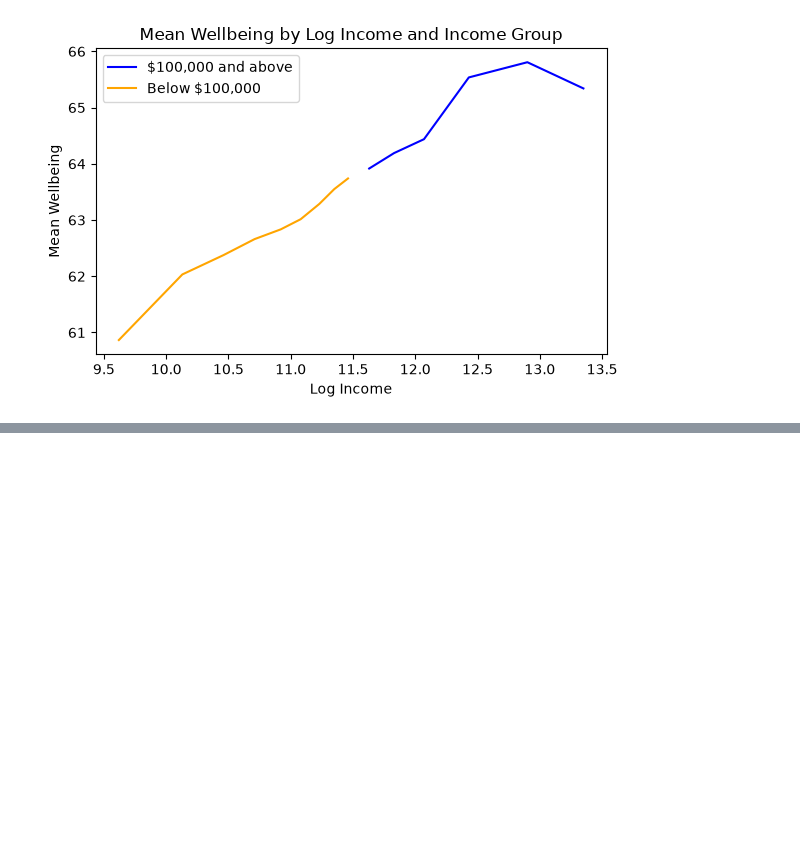
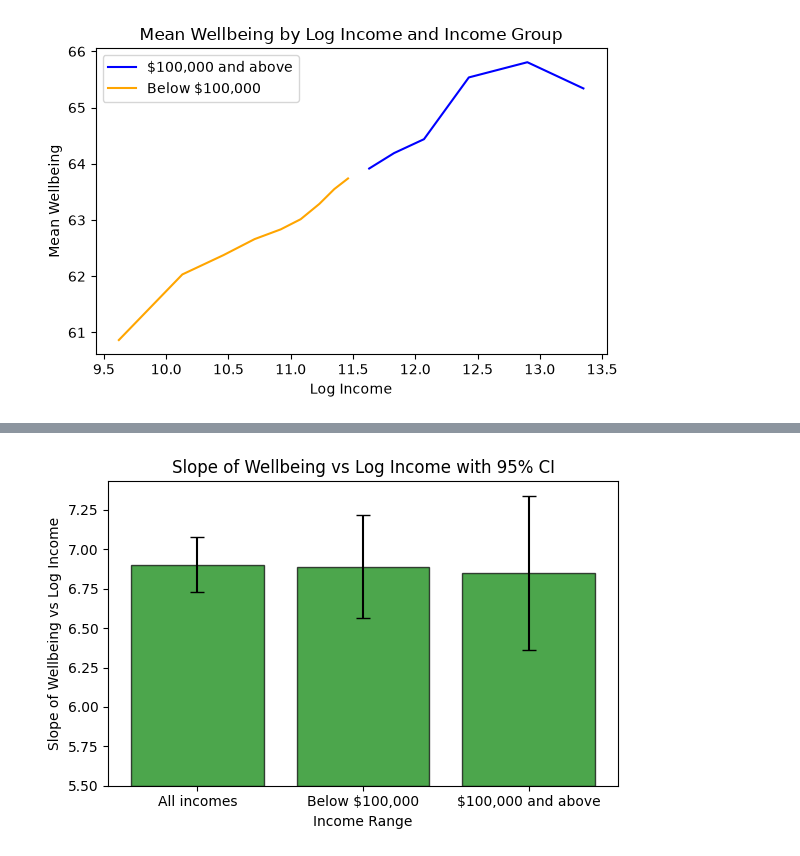
Before and after one commit to Psyc3000A/Fall-Winter2026, a Jupyter notebook: andie.ipynb, the cells around one changed output, grey strips where cells are left out. Saved outputs shown, nothing was run; the diff lists cells and outputs as text; code cells hidden in the pictures; blank space fills up the shorter version.

```diff
--- a/andie.ipynb
+++ b/andie.ipynb
@@ -60,0 +86,24 @@ plt.show()
+# %%
+rows=[]
+for label, d in [('All incomes', source), ('Below $100,000', source[source['income_above_100']==0]), ('$100,000 and above', source[source['income_above_100']==1])]:
+    x=d['log_income'].to_numpy(); y=d['wellbeing'].to_numpy()
+    X=np.column_stack([np.ones(len(d)), x])
+    coef=np.linalg.lstsq(X,y,rcond=None)[0]
+    residual=y-X@coef
+    se=np.sqrt((residual@residual/(len(d)-2))*np.linalg.inv(X.T@X)[1,1])
+    rows.append({'income_range':label,'slope':coef[1],'standard_error':se,'n':len(d),'r_squared':1-(residual@residual)/((y-y.mean())@(y-y.mean()))})
+table_1=pd.DataFrame(rows)
+table_1['ci_lower']=table_1['slope']-1.96*table_1['standard_error']
+table_1['ci_upper']=table_1['slope']+1.96*table_1['standard_error']
+plt.figure(figsize=(6, 4))
+plt.bar(table_1['income_range'], bottom=5.5, height=table_1['slope'],
+                 yerr=1.96*table_1['standard_error'], capsize=5, color='green', alpha=0.7, edgecolor='black')
+#plt.errorbar(table_1['income_range'], table_1['slope'],
+#                yerr=1.96*table_1['standard_error'], fmt='o', capsize=5, color='purple')
+plt.xlabel('Income Range')
+plt.ylabel('Slope of Wellbeing vs Log Income')
+plt.title('Slope of Wellbeing vs Log Income with 95% CI')
+plt.tight_layout()
+plt.show()
+# %% [output]
+[figure, added]
```
Also changed, not shown: parts of 17 cells of this notebook.
